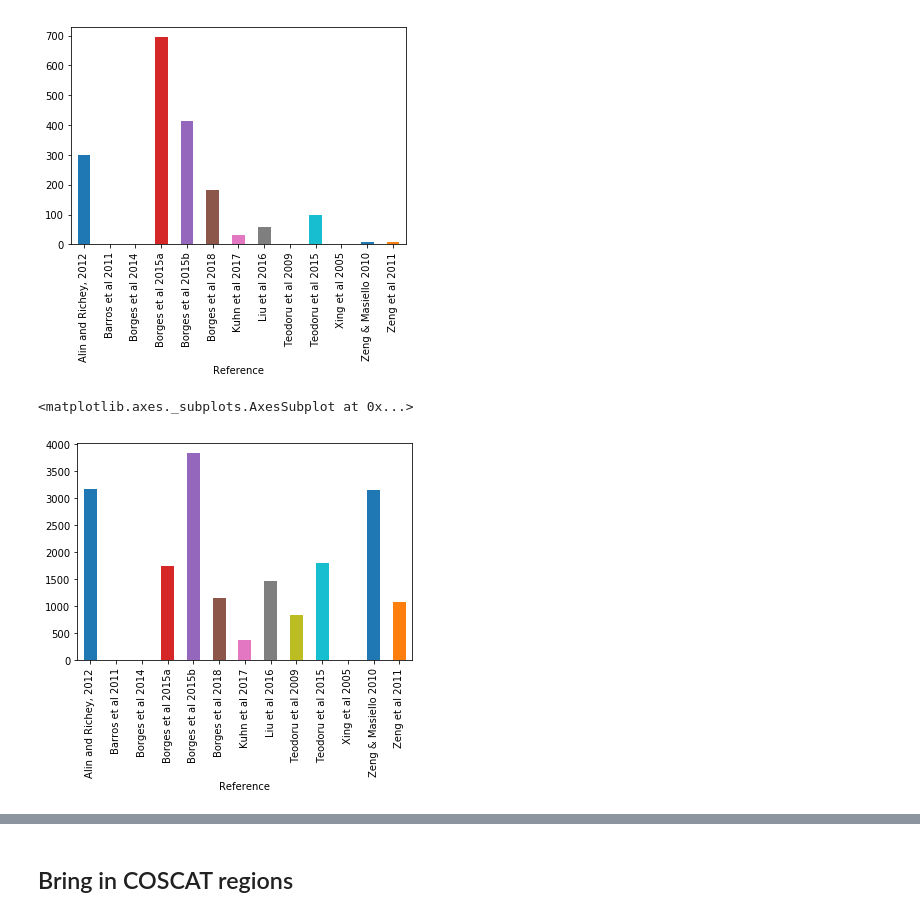
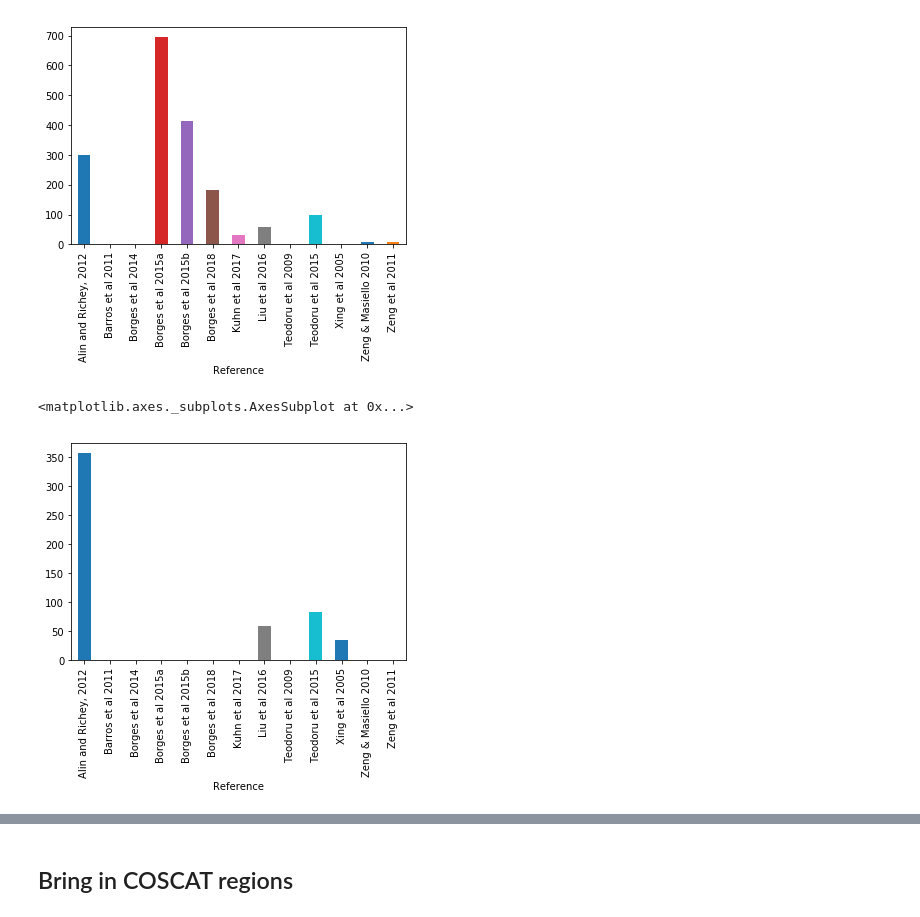
Before and after one commit to geohackweek/ghw2018_web_portal_inlandwater_co2, a Jupyter notebook: notebooks/Exploratory Data Analysis.ipynb, the cells around one changed output, grey strips where cells are left out. Cells and saved outputs as stored; diff of their text form; code cells hidden in the pictures.

```diff
--- a/notebooks/Exploratory Data Analysis.ipynb
+++ b/notebooks/Exploratory Data Analysis.ipynb
@@ -40,7 +38,7 @@ df.groupby(['Reference'])['CO2'].count().plot(kind = 'bar')
 <matplotlib.axes._subplots.AxesSubplot at 0x...>
 [figure]
 # %%
-df.groupby(['Reference'])['CO2'].median().plot(kind = 'bar')
+df.groupby(['Reference'])['CO2 Flux'].count().plot(kind = 'bar')
 # %% [output]
 <matplotlib.axes._subplots.AxesSubplot at 0x...>
-[figure, old version]
+[figure, new version]
```
Also changed, not shown: parts of 35 cells of this notebook, 2 other files.
